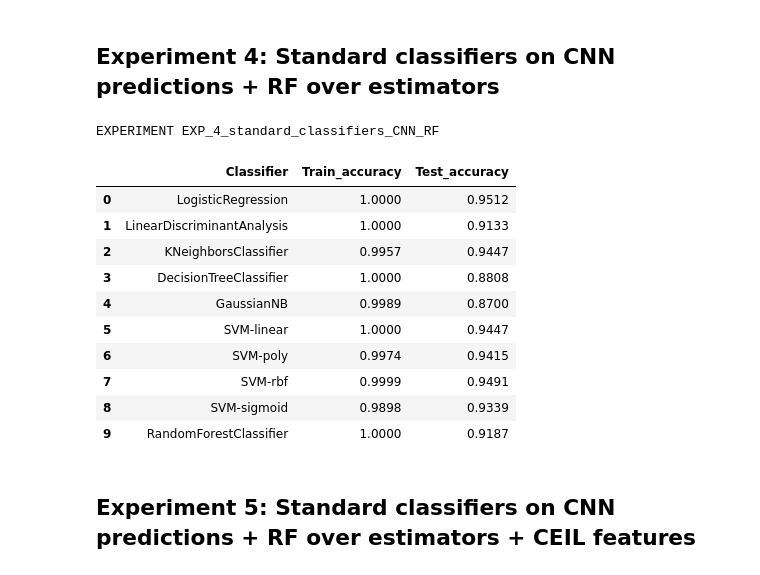
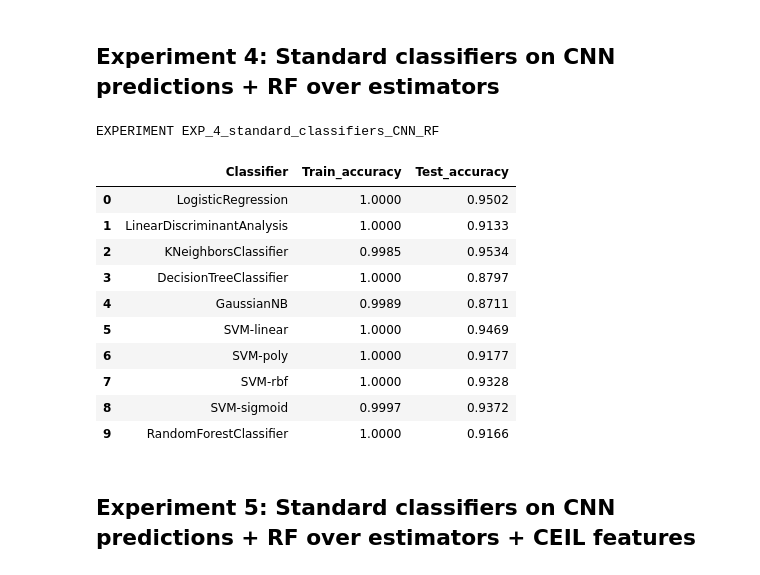
Before and after one commit to jahuerta92/cnn-prob-ensemble, a Jupyter notebook: 2_classification_experiments.ipynb, the cells around one changed output. Saved outputs shown, nothing was run; the diff lists cells and outputs as text; code cells hidden in the pictures.

```diff
--- a/2_classification_experiments.ipynb
+++ b/2_classification_experiments.ipynb
@@ -270,36 +270,36 @@ estratocumulos      0.918     0.944     0.931       142
 # %%
 ##############################################################
 # Experiment 4: Standard classifiers on CNN predictions + RF over estimators
 ##############################################################
 experiment_name = "EXP_4_standard_classifiers_CNN_RF"
 print("EXPERIMENT %s" % experiment_name)
 
 
 #preds_estimators_test_RF_hot = grid_rf.predict(estimators_test)
 #preds_estimators_test_RF = encoder.inverse_transform(preds_estimators_test_RF_hot)
 
-x_train_cnn_rf_predictions = np.concatenate((preds_estimators_train_RF_hot, preds_cnn_train_hot, ceil_train), axis=1)
-x_test_cnn_rf_predictions = np.concatenate((preds_estimators_test_RF_hot, preds_cnn_test_hot, ceil_test), axis=1)
+x_train_cnn_rf_predictions = np.concatenate((preds_estimators_train_RF_hot, preds_cnn_train_hot), axis=1)
+x_test_cnn_rf_predictions = np.concatenate((preds_estimators_test_RF_hot, preds_cnn_test_hot), axis=1)
 
 
 
 train_classifiers_on_set(X_train=x_train_cnn_rf_predictions, Y_train=y_train,
                          X_test=x_test_cnn_rf_predictions, Y_test=y_test,
                          output_file_id=file_best_exec_id, experiment_name=experiment_name, output_dir=plots_dir,
                          encoder=encoder)
 # %% [output]
 EXPERIMENT EXP_4_standard_classifiers_CNN_RF
 |  | Classifier | Train_accuracy | Test_accuracy |
-| 0 | LogisticRegression | 1.0000 | 0.9512 |
+| 0 | LogisticRegression | 1.0000 | 0.9502 |
 | 1 | LinearDiscriminantAnalysis | 1.0000 | 0.9133 |
-| 2 | KNeighborsClassifier | 0.9957 | 0.9447 |
-| 3 | DecisionTreeClassifier | 1.0000 | 0.8808 |
-| 4 | GaussianNB | 0.9989 | 0.8700 |
-| 5 | SVM-linear | 1.0000 | 0.9447 |
-| 6 | SVM-poly | 0.9974 | 0.9415 |
-| 7 | SVM-rbf | 0.9999 | 0.9491 |
-| 8 | SVM-sigmoid | 0.9898 | 0.9339 |
-| 9 | RandomForestClassifier | 1.0000 | 0.9187 |
+| 2 | KNeighborsClassifier | 0.9985 | 0.9534 |
+| 3 | DecisionTreeClassifier | 1.0000 | 0.8797 |
+| 4 | GaussianNB | 0.9989 | 0.8711 |
+| 5 | SVM-linear | 1.0000 | 0.9469 |
+| 6 | SVM-poly | 1.0000 | 0.9177 |
+| 7 | SVM-rbf | 1.0000 | 0.9328 |
+| 8 | SVM-sigmoid | 0.9997 | 0.9372 |
+| 9 | RandomForestClassifier | 1.0000 | 0.9166 |
 # %% [markdown]
 ## Experiment 5: Standard classifiers on CNN predictions + RF over estimators + CEIL features
 # %%
```
Also changed, not shown: parts of 1 cell of this notebook.
